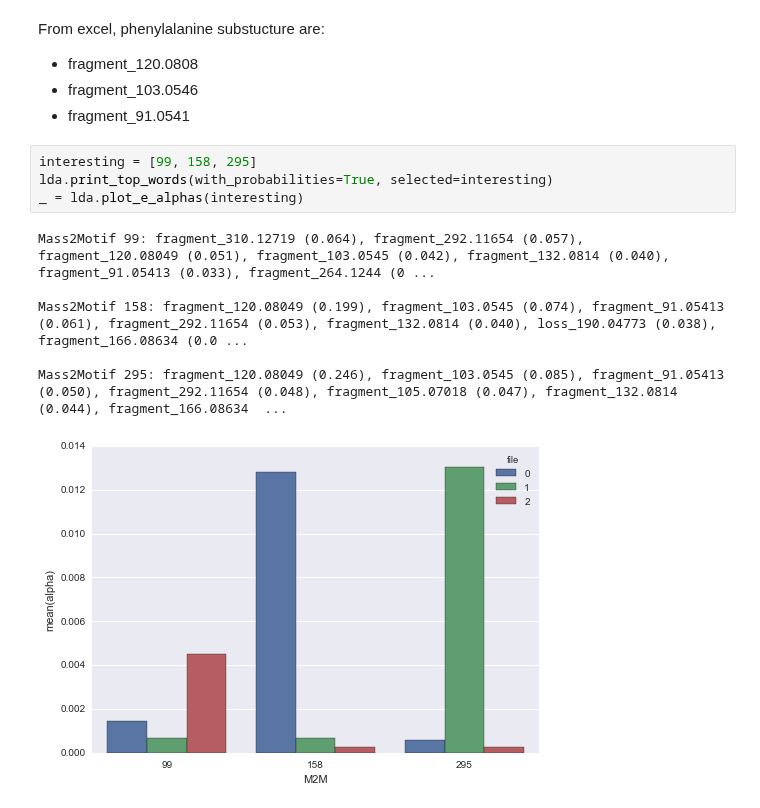
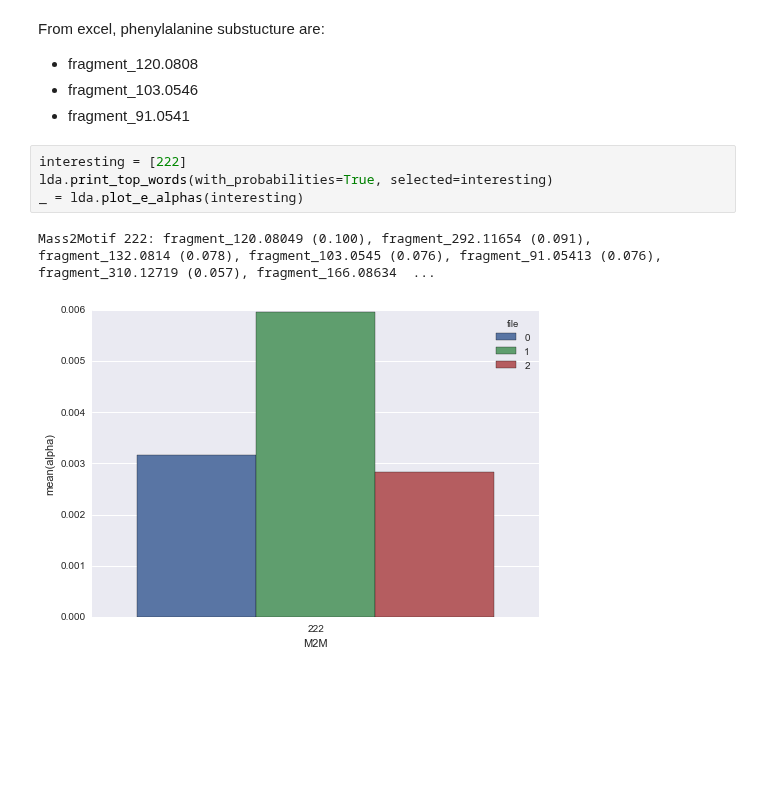
Before and after one commit to sdrogers/metabolomics_tools, a Jupyter notebook: multifile_lda/multifile_LDA_demo.ipynb, the cells around one changed output. Drawn from its saved outputs; the diff is of its cells as text; blank space fills up the shorter version.

```diff
--- a/multifile_lda/multifile_LDA_demo.ipynb
+++ b/multifile_lda/multifile_LDA_demo.ipynb
@@ -129,13 +168,9 @@ From excel, phenylalanine substucture are:
 - fragment_103.0546
 - fragment_91.0541
 # %%
-interesting = [99, 158, 295]
+interesting = [222]
 lda.print_top_words(with_probabilities=True, selected=interesting)
 _ = lda.plot_e_alphas(interesting)
 # %% [output]
-Mass2Motif 99: fragment_310.12719 (0.064), fragment_292.11654 (0.057), fragment_120.08049 (0.051), fragment_103.0545 (0.042), fragment_132.0814 (0.040), fragment_91.05413 (0.033), fragment_264.1244 (0 ...
-
-Mass2Motif 158: fragment_120.08049 (0.199), fragment_103.0545 (0.074), fragment_91.05413 (0.061), fragment_292.11654 (0.053), fragment_132.0814 (0.040), loss_190.04773 (0.038), fragment_166.08634 (0.0 ...
-
-Mass2Motif 295: fragment_120.08049 (0.246), fragment_103.0545 (0.085), fragment_91.05413 (0.050), fragment_292.11654 (0.048), fragment_105.07018 (0.047), fragment_132.0814 (0.044), fragment_166.08634  ...
+Mass2Motif 222: fragment_120.08049 (0.100), fragment_292.11654 (0.091), fragment_132.0814 (0.078), fragment_103.0545 (0.076), fragment_91.05413 (0.076), fragment_310.12719 (0.057), fragment_166.08634  ...
-[figure, old version]
+[figure, new version]
```
Also changed, not shown: parts of 27 cells of this notebook, 2 other files.
